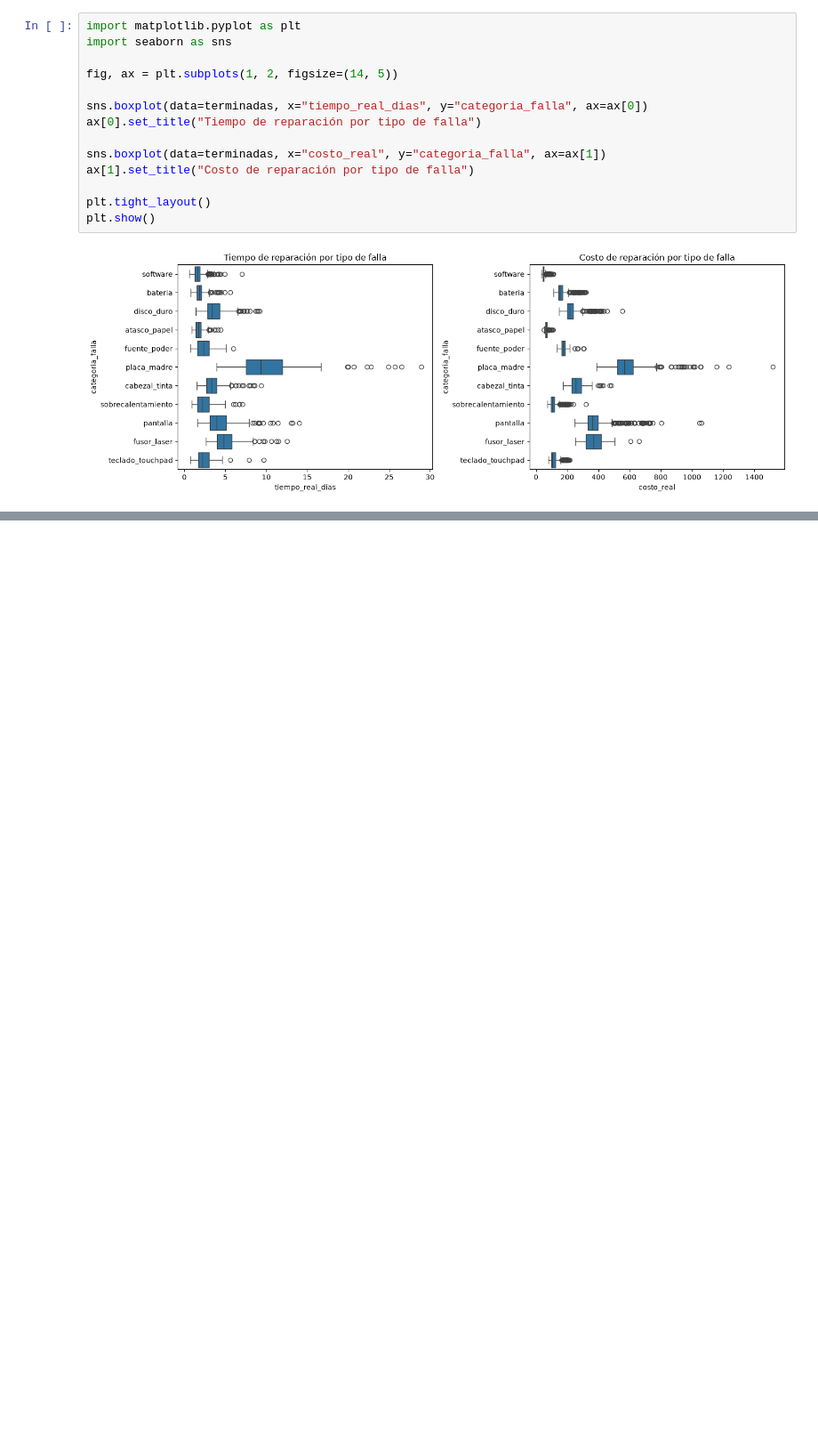
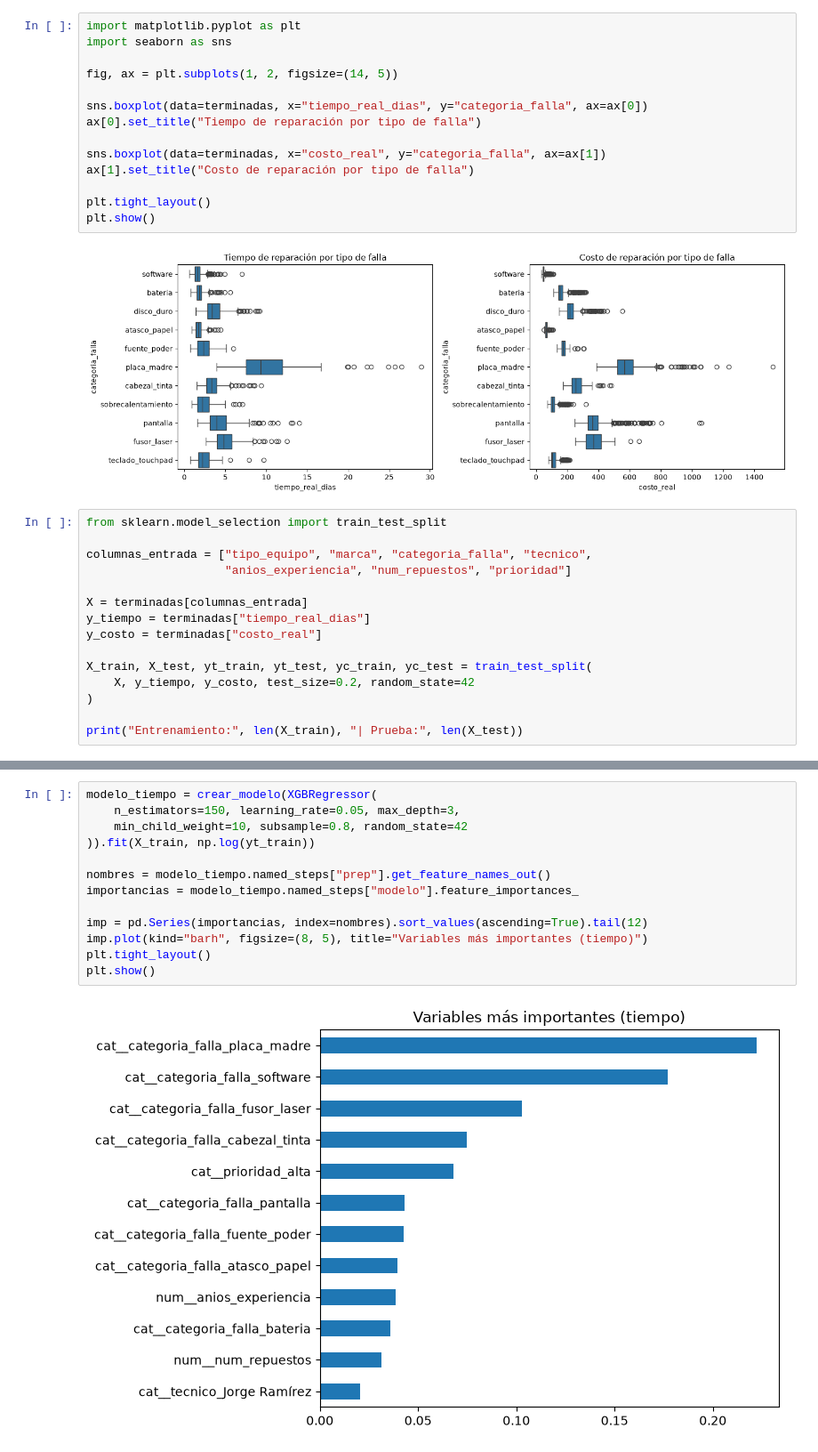
Before and after one commit to SaurinFranklin/sistema-servicios-ia, a Jupyter notebook: ml/notebooks/01_tiempo_costo.ipynb, the cells around one changed output, grey strips where cells are left out. Shown at 89% size. Cells and saved outputs as stored; diff of their text form; blank space fills up the shorter version.

Commit message:
modelos de tiempo

```diff
--- a/ml/notebooks/01_tiempo_costo.ipynb
+++ b/ml/notebooks/01_tiempo_costo.ipynb
@@ -57,3 +57,18 @@ plt.tight_layout()
 plt.show()
 # %% [output]
 [figure]
+# %%
+from sklearn.model_selection import train_test_split
+
+columnas_entrada = ["tipo_equipo", "marca", "categoria_falla", "tecnico",
+                    "anios_experiencia", "num_repuestos", "prioridad"]
+
+X = terminadas[columnas_entrada]
+y_tiempo = terminadas["tiempo_real_dias"]
+y_costo = terminadas["costo_real"]
+
+X_train, X_test, yt_train, yt_test, yc_train, yc_test = train_test_split(
+    X, y_tiempo, y_costo, test_size=0.2, random_state=42
+)
+
+print("Entrenamiento:", len(X_train), "| Prueba:", len(X_test))
@@ -59,0 +166,15 @@ plt.show()
+# %%
+modelo_tiempo = crear_modelo(XGBRegressor(
+    n_estimators=150, learning_rate=0.05, max_depth=3,
+    min_child_weight=10, subsample=0.8, random_state=42
+)).fit(X_train, np.log(yt_train))
+
+nombres = modelo_tiempo.named_steps["prep"].get_feature_names_out()
+importancias = modelo_tiempo.named_steps["modelo"].feature_importances_
+
+imp = pd.Series(importancias, index=nombres).sort_values(ascending=True).tail(12)
+imp.plot(kind="barh", figsize=(8, 5), title="Variables más importantes (tiempo)")
+plt.tight_layout()
+plt.show()
+# %% [output]
+[figure, added]
```
Also changed, not shown: parts of 4 cells of this notebook.
